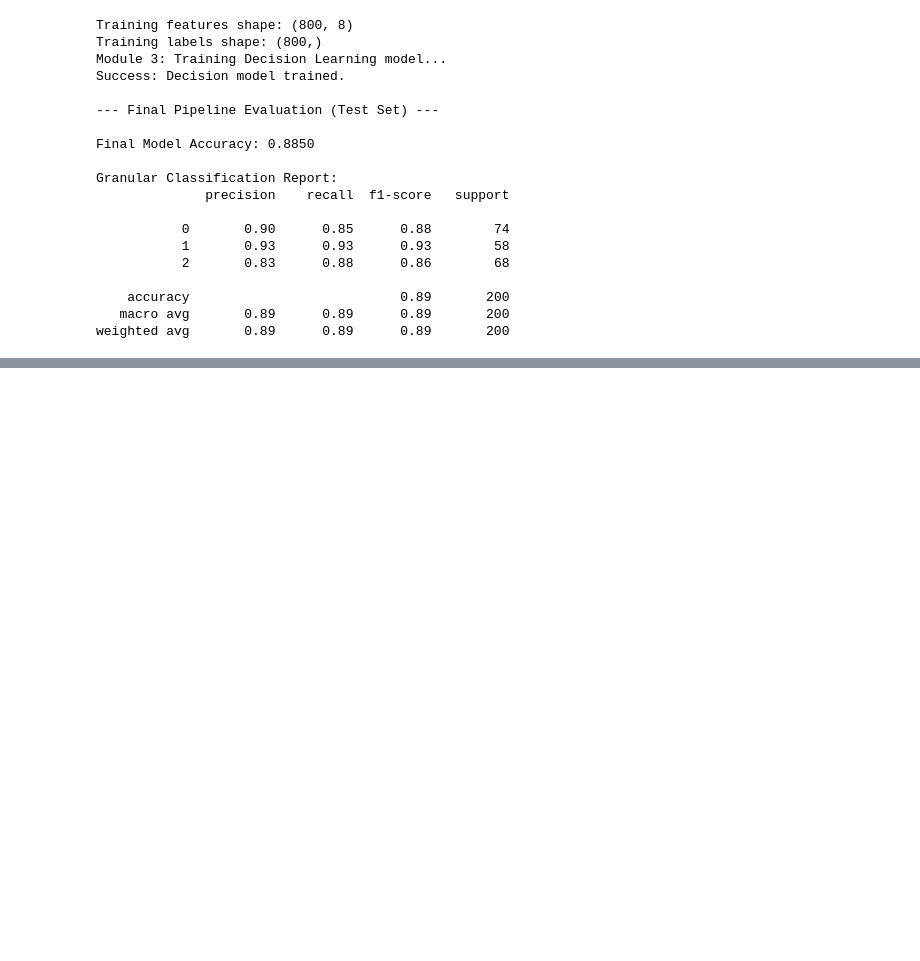
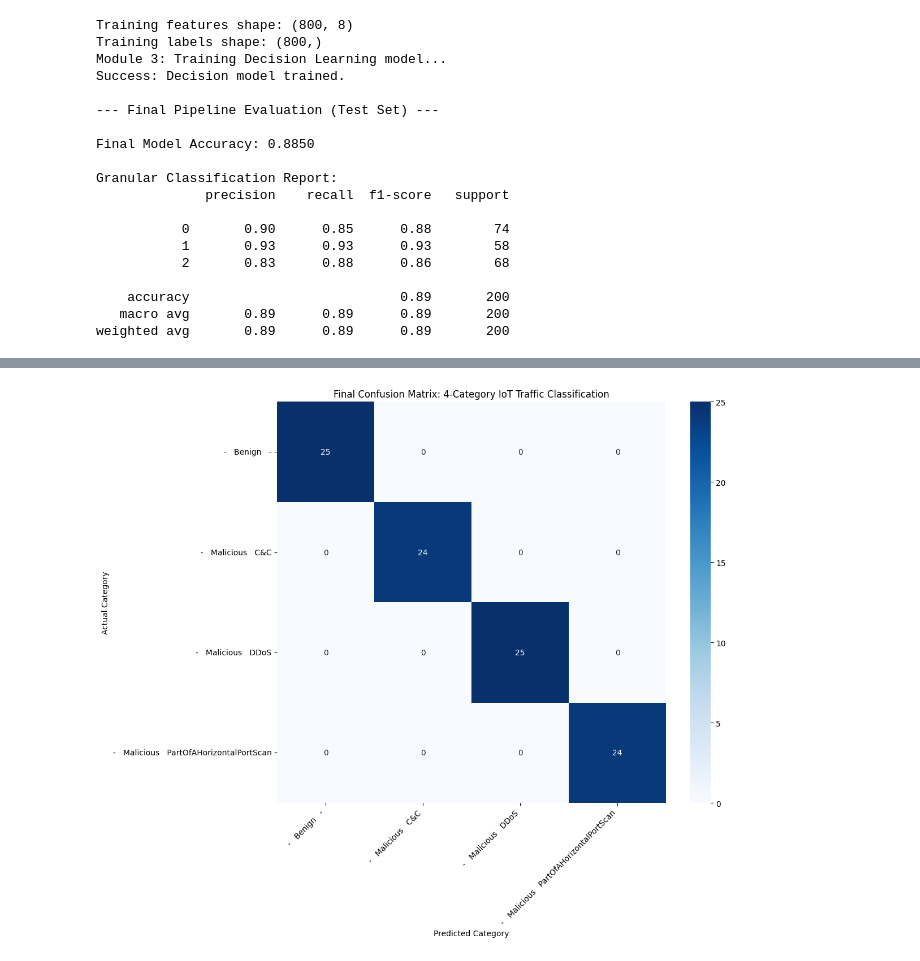
Before and after one commit to Janpu-Hou/Green-Learning-Basic, a Jupyter notebook: IoT23.ipynb, the cells around one changed output, grey strips where cells are left out. Cells and saved outputs as stored; diff of their text form; code cells hidden in the pictures; blank space fills up the shorter version.

```diff
--- a/IoT23.ipynb
+++ b/IoT23.ipynb
@@ -548,0 +589,13 @@ weighted avg       0.89      0.89      0.89       200
+# %%
+# Initialize the model to handle all classes in the dataset
+gl_module_3_full = SupervisedDecisionLearning(n_estimators=100, max_depth=12, random_state=42)
+
+# Train on the full set of final features
+gl_module_3_full.fit(X_train_final, y_train)
+
+# Final evaluation on the test set including all available categories
+print("\n--- Final Pipeline Evaluation (All Categories) ---")
+y_pred_full = gl_module_3_full.evaluate(X_test_final, y_test)
+
+# Update mapping for visualization
+all_class_names = label_mapping.sort_values(by='Numerical ID')['Original Label'].tolist()
@@ -548,0 +620,19 @@ weighted avg       0.89      0.89      0.89       200
+# %%
+# Calculate and plot the final 4-category confusion matrix
+y_pred_final = gl_module_3_full.predict(X_test_final)
+cm_final = confusion_matrix(y_test, y_pred_final)
+
+# Extract exact class order used by the model
+final_classes = gl_module_3_full.model.classes_
+
+plt.figure(figsize=(12, 10))
+sns.heatmap(cm_final, annot=True, fmt='d', cmap='Blues',
+            xticklabels=final_classes, yticklabels=final_classes)
+plt.title('Final Confusion Matrix: 4-Category IoT Traffic Classification')
+plt.ylabel('Actual Category')
+plt.xlabel('Predicted Category')
+plt.xticks(rotation=45, ha='right')
+plt.tight_layout()
+plt.show()
+# %% [output]
+[figure, added]
```
Also changed, not shown: parts of 19 cells of this notebook.
